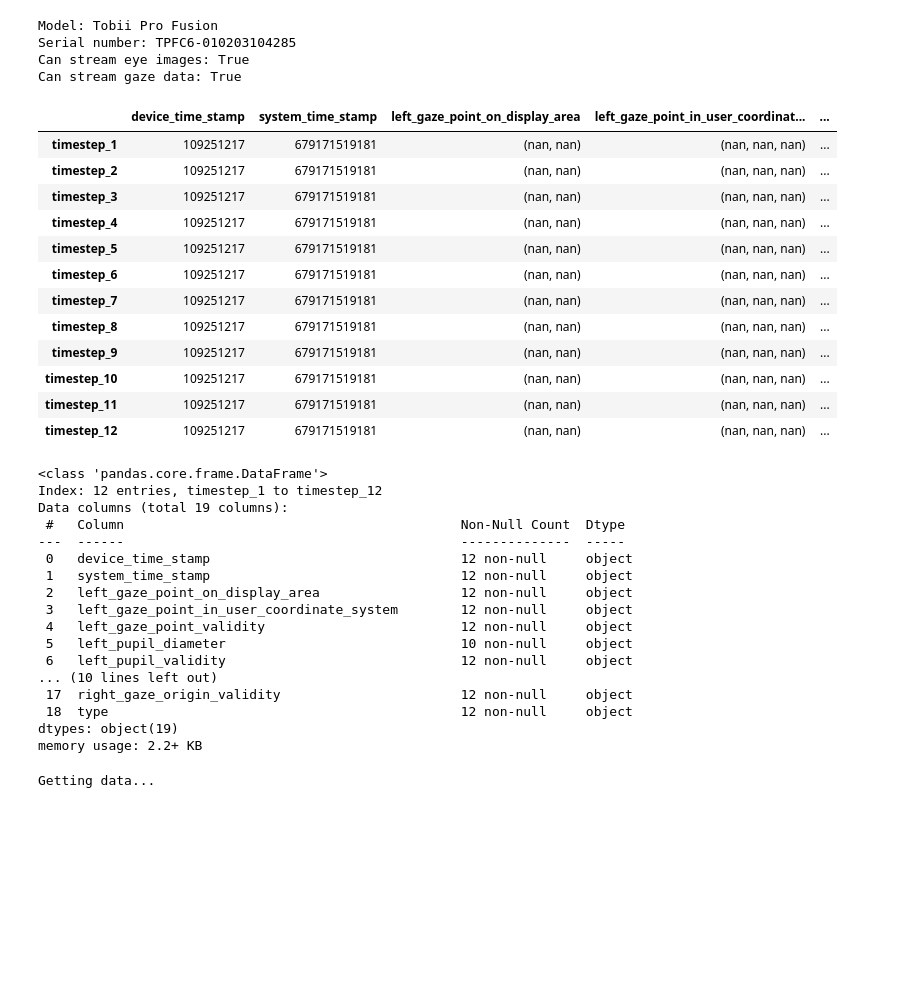
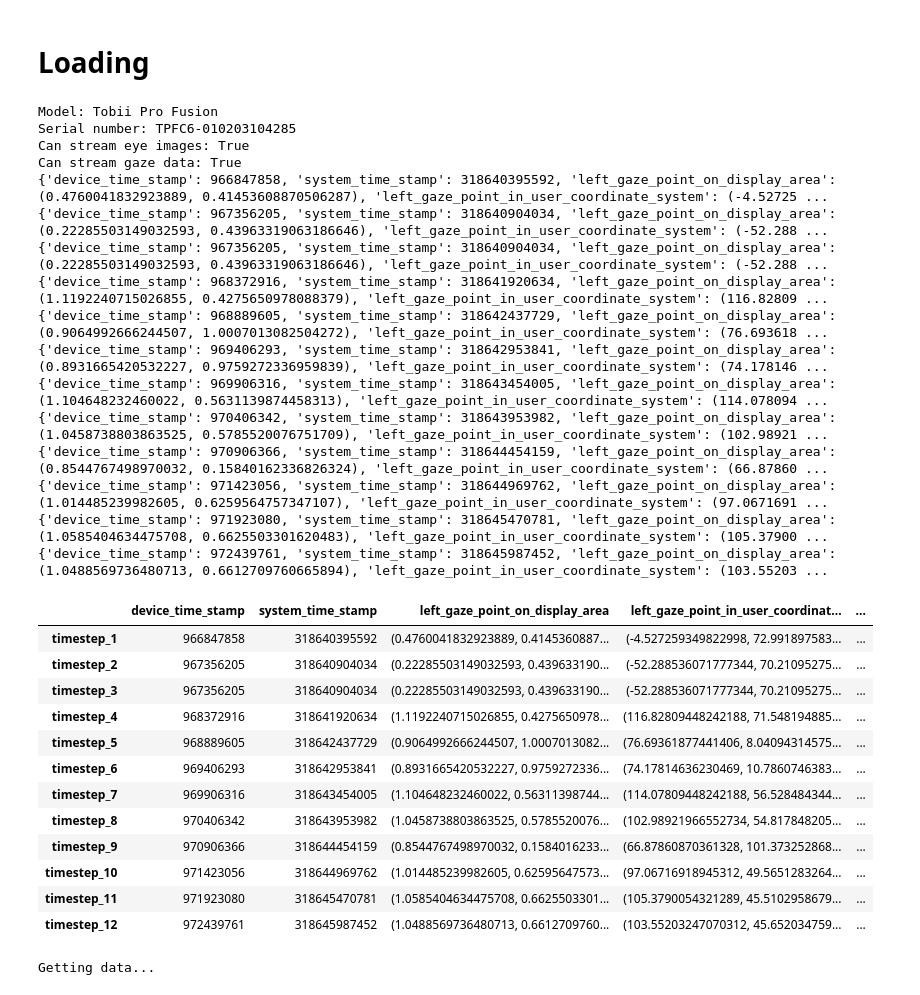
Before and after one commit to crasgaitis/opticars, a Jupyter notebook: test.ipynb, the cells around one changed output. Cells and saved outputs as stored; diff of their text form; code cells hidden in the pictures; blank space fills up the shorter version.

```diff
--- a/test.ipynb
+++ b/test.ipynb
@@ -1,58 +1,51 @@
+# %% [markdown]
+# Loading
 # %%
 import tobii_research as tr
 from utils import *
 
 def get_tracker():
   all_eyetrackers = tr.find_all_eyetrackers()
 
   for tracker in all_eyetrackers:
     print("Model: " + tracker.model)
     print("Serial number: " + tracker.serial_number)
     print(f"Can stream eye images: {tr.CAPABILITY_HAS_EYE_IMAGES in tracker.device_capabilities}")
     print(f"Can stream gaze data: {tr.CAPABILITY_HAS_GAZE_DATA in tracker.device_capabilities}")
     return tracker
 
 tracker = get_tracker()
-tracker
 
 data, dict = build_dataset(tracker, 'title')
 
 data
 # %% [output]
 Model: Tobii Pro Fusion
 Serial number: TPFC6-010203104285
 Can stream eye images: True
 Can stream gaze data: True
+{'device_time_stamp': 966847858, 'system_time_stamp': 318640395592, 'left_gaze_point_on_display_area': (0.4760041832923889, 0.41453608870506287), 'left_gaze_point_in_user_coordinate_system': (-4.52725 ...
+{'device_time_stamp': 967356205, 'system_time_stamp': 318640904034, 'left_gaze_point_on_display_area': (0.22285503149032593, 0.43963319063186646), 'left_gaze_point_in_user_coordinate_system': (-52.288 ...
+{'device_time_stamp': 967356205, 'system_time_stamp': 318640904034, 'left_gaze_point_on_display_area': (0.22285503149032593, 0.43963319063186646), 'left_gaze_point_in_user_coordinate_system': (-52.288 ...
+{'device_time_stamp': 968372916, 'system_time_stamp': 318641920634, 'left_gaze_point_on_display_area': (1.1192240715026855, 0.4275650978088379), 'left_gaze_point_in_user_coordinate_system': (116.82809 ...
+{'device_time_stamp': 968889605, 'system_time_stamp': 318642437729, 'left_gaze_point_on_display_area': (0.9064992666244507, 1.0007013082504272), 'left_gaze_point_in_user_coordinate_system': (76.693618 ...
+{'device_time_stamp': 969406293, 'system_time_stamp': 318642953841, 'left_gaze_point_on_display_area': (0.8931665420532227, 0.9759272336959839), 'left_gaze_point_in_user_coordinate_system': (74.178146 ...
+{'device_time_stamp': 969906316, 'system_time_stamp': 318643454005, 'left_gaze_point_on_display_area': (1.104648232460022, 0.5631139874458313), 'left_gaze_point_in_user_coordinate_system': (114.078094 ...
+{'device_time_stamp': 970406342, 'system_time_stamp': 318643953982, 'left_gaze_point_on_display_area': (1.0458738803863525, 0.5785520076751709), 'left_gaze_point_in_user_coordinate_system': (102.98921 ...
+{'device_time_stamp': 970906366, 'system_time_stamp': 318644454159, 'left_gaze_point_on_display_area': (0.8544767498970032, 0.15840162336826324), 'left_gaze_point_in_user_coordinate_system': (66.87860 ...
+{'device_time_stamp': 971423056, 'system_time_stamp': 318644969762, 'left_gaze_point_on_display_area': (1.014485239982605, 0.6259564757347107), 'left_gaze_point_in_user_coordinate_system': (97.0671691 ...
+{'device_time_stamp': 971923080, 'system_time_stamp': 318645470781, 'left_gaze_point_on_display_area': (1.0585404634475708, 0.6625503301620483), 'left_gaze_point_in_user_coordinate_system': (105.37900 ...
+{'device_time_stamp': 972439761, 'system_time_stamp': 318645987452, 'left_gaze_point_on_display_area': (1.0488569736480713, 0.6612709760665894), 'left_gaze_point_in_user_coordinate_system': (103.55203 ...
 |  | device_time_stamp | system_time_stamp | left_gaze_point_on_display_area | left_gaze_point_in_user_coordinat... | ... |
-| timestep_1 | 109251217 | 679171519181 | (nan, nan) | (nan, nan, nan) | ... |
-| timestep_2 | 109251217 | 679171519181 | (nan, nan) | (nan, nan, nan) | ... |
-| timestep_3 | 109251217 | 679171519181 | (nan, nan) | (nan, nan, nan) | ... |
-| timestep_4 | 109251217 | 679171519181 | (nan, nan) | (nan, nan, nan) | ... |
-| timestep_5 | 109251217 | 679171519181 | (nan, nan) | (nan, nan, nan) | ... |
-| timestep_6 | 109251217 | 679171519181 | (nan, nan) | (nan, nan, nan) | ... |
-| timestep_7 | 109251217 | 679171519181 | (nan, nan) | (nan, nan, nan) | ... |
-| timestep_8 | 109251217 | 679171519181 | (nan, nan) | (nan, nan, nan) | ... |
-| timestep_9 | 109251217 | 679171519181 | (nan, nan) | (nan, nan, nan) | ... |
-| timestep_10 | 109251217 | 679171519181 | (nan, nan) | (nan, nan, nan) | ... |
-| timestep_11 | 109251217 | 679171519181 | (nan, nan) | (nan, nan, nan) | ... |
-| timestep_12 | 109251217 | 679171519181 | (nan, nan) | (nan, nan, nan) | ... |
+| timestep_1 | 966847858 | 318640395592 | (0.4760041832923889, 0.4145360887... | (-4.527259349822998, 72.991897583... | ... |
+| timestep_2 | 967356205 | 318640904034 | (0.22285503149032593, 0.439633190... | (-52.288536071777344, 70.21095275... | ... |
+| timestep_3 | 967356205 | 318640904034 | (0.22285503149032593, 0.439633190... | (-52.288536071777344, 70.21095275... | ... |
+| timestep_4 | 968372916 | 318641920634 | (1.1192240715026855, 0.4275650978... | (116.82809448242188, 71.548194885... | ... |
+| timestep_5 | 968889605 | 318642437729 | (0.9064992666244507, 1.0007013082... | (76.69361877441406, 8.04094314575... | ... |
+| timestep_6 | 969406293 | 318642953841 | (0.8931665420532227, 0.9759272336... | (74.17814636230469, 10.7860746383... | ... |
+| timestep_7 | 969906316 | 318643454005 | (1.104648232460022, 0.56311398744... | (114.07809448242188, 56.528484344... | ... |
+| timestep_8 | 970406342 | 318643953982 | (1.0458738803863525, 0.5785520076... | (102.98921966552734, 54.817848205... | ... |
+| timestep_9 | 970906366 | 318644454159 | (0.8544767498970032, 0.1584016233... | (66.87860870361328, 101.373252868... | ... |
+| timestep_10 | 971423056 | 318644969762 | (1.014485239982605, 0.62595647573... | (97.06716918945312, 49.5651283264... | ... |
+| timestep_11 | 971923080 | 318645470781 | (1.0585404634475708, 0.6625503301... | (105.3790054321289, 45.5102958679... | ... |
+| timestep_12 | 972439761 | 318645987452 | (1.0488569736480713, 0.6612709760... | (103.55203247070312, 45.652034759... | ... |
-# %%
-data.info()
-# %% [output]
-<class 'pandas.core.frame.DataFrame'>
-Index: 12 entries, timestep_1 to timestep_12
-Data columns (total 19 columns):
- #   Column                                           Non-Null Count  Dtype
----  ------                                           --------------  -----
- 0   device_time_stamp                                12 non-null     object
- 1   system_time_stamp                                12 non-null     object
- 2   left_gaze_point_on_display_area                  12 non-null     object
- 3   left_gaze_point_in_user_coordinate_system        12 non-null     object
- 4   left_gaze_point_validity                         12 non-null     object
- 5   left_pupil_diameter                              10 non-null     object
- 6   left_pupil_validity                              12 non-null     object
-... (10 lines left out)
- 17  right_gaze_origin_validity                       12 non-null     object
- 18  type                                             12 non-null     object
-dtypes: object(19)
-memory usage: 2.2+ KB
```
Also changed, not shown: parts of 7 cells of this notebook, 2 other files.
